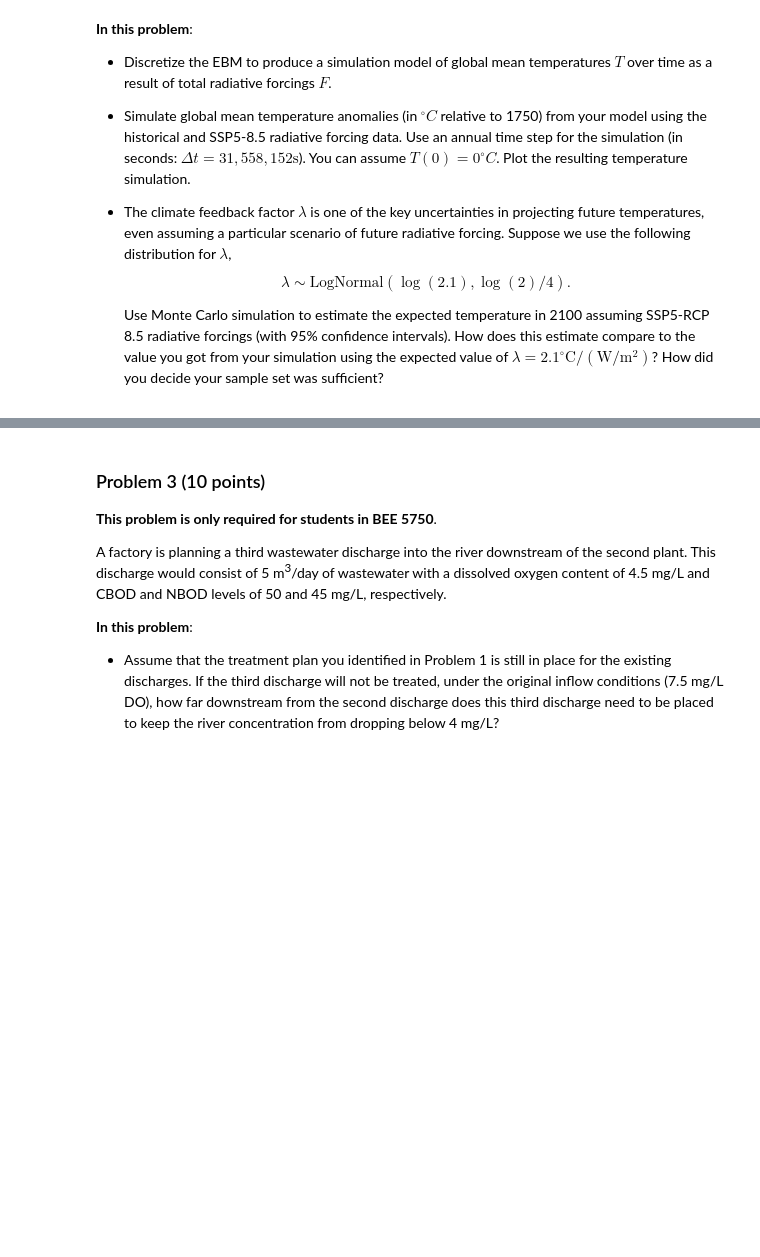
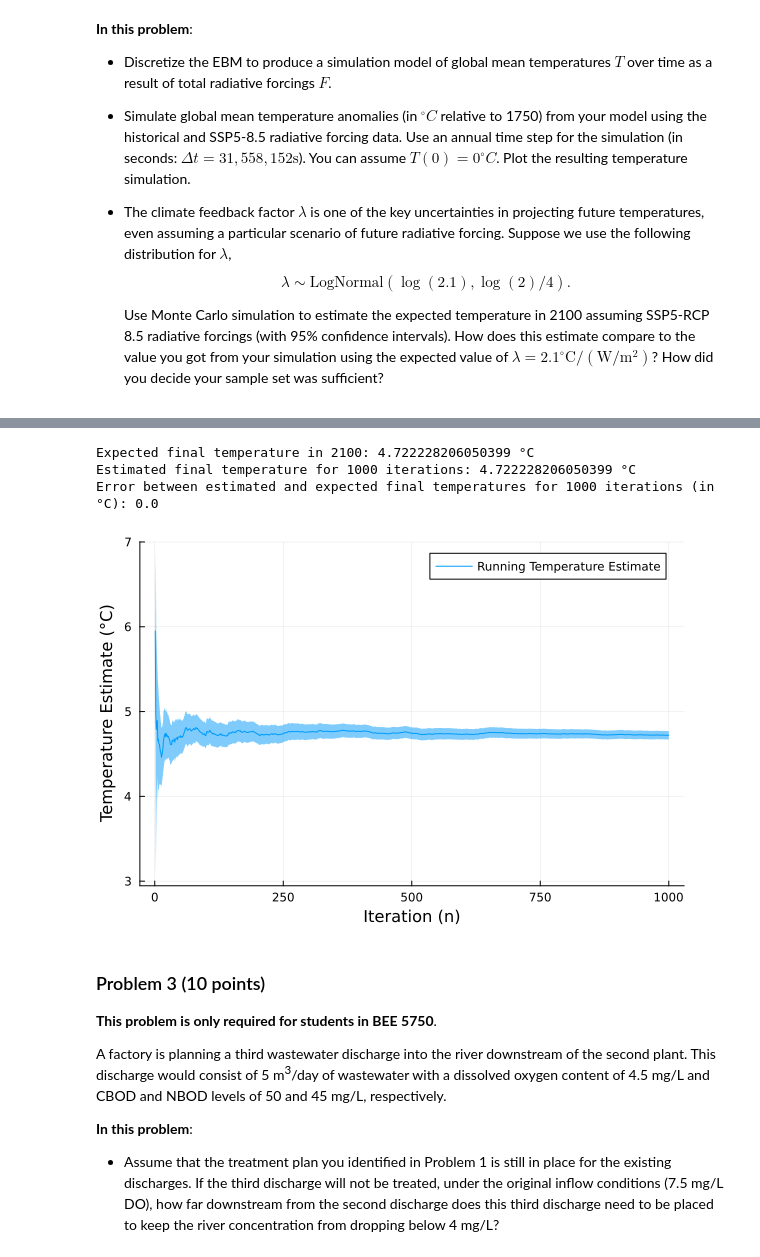
Before and after one commit to BEE4750-FA24/hw3-t1, a Jupyter notebook: hw03.ipynb, the cells around one changed output, grey strips where cells are left out. Saved outputs shown, nothing was run; the diff lists cells and outputs as text; code cells hidden in the pictures; blank space fills up the shorter version.

```diff
--- a/hw03.ipynb
+++ b/hw03.ipynb
@@ -472,3 +526,52 @@ plot(years, T_anomaly, xlabel="Year", ylabel="Temperature Anomaly (°C)", title=
+# %%
+# Set the number of Monte Carlo iterations
+n_simulations = 1000
+lambda_distribution = LogNormal(log(2.1), log(2) / 4)
+
+# Array to store temperature anomalies and standard deviations in 2100 for each simulation
+T_2100 = zeros(Float64, n_simulations)
+st_dev_2100 = zeros(Float64, n_simulations)
+
+# Monte Carlo loop to calculate temperature anomalies for 2100
+for i in 1:n_simulations
+    lambda_sample = rand(lambda_distribution)  # Sample from log-normal distribution for lambda
+    temperature_anomalies = global_mean_temp(T0, T_end, c, d, lambda_sample, F, Δt)
+
+    # Extract temperature anomaly for the year 2100 (index 351)
+    T_2100[i] = temperature_anomalies[351]
+
+    # Calculate standard deviation up to this point
+    if i > 1
+        st_dev_2100[i] = std(T_2100[1:i])
+    else
+        st_dev_2100[i] = 0.0  # No deviation with one sample
+    end
+end
+# Running estimate of temperature in the year 2100 relative to the year 1750
+T_run_est = cumsum(T_2100) ./ (1:n_simulations)
+n_vec = collect(1:n_simulations)  # Vector of iteration numbers
+
+# Expected value of temperature (mean)
+expt_temp_2100 = mean(T_2100)
+
+# Standard error after n_simulations
+st_error = st_dev_2100[end] / sqrt(n_simulations)
+final_t = T_run_est[end]
+error = round(abs(final_t - expt_temp_2100), digits = 2)
+
+# Print results
+println("Expected final temperature in 2100: $expt_temp_2100 °C")
+println("Estimated final temperature for 1000 iterations: $final_t °C")
+println("Error between estimated and expected final temperatures for 1000 iterations (in °C): $error")
+
+# Plot the cumulative mean and the 95% confidence interval as a ribbon
+plt = plot(
+    n_vec, T_run_est, ribbon=1.96 * st_dev_2100 ./ sqrt.(n_vec), xlabel="Iteration (n)", ylabel="Temperature Estimate (°C)", label="Running Temperature Estimate")
+# %% [output]
+Expected final temperature in 2100: 4.722228206050399 °C
+Estimated final temperature for 1000 iterations: 4.722228206050399 °C
+Error between estimated and expected final temperatures for 1000 iterations (in °C): 0.0
+[figure, added]
 # %% [markdown]
 ### Problem 3 (10 points)
 
```
Also changed, not shown: parts of 4 cells of this notebook.
